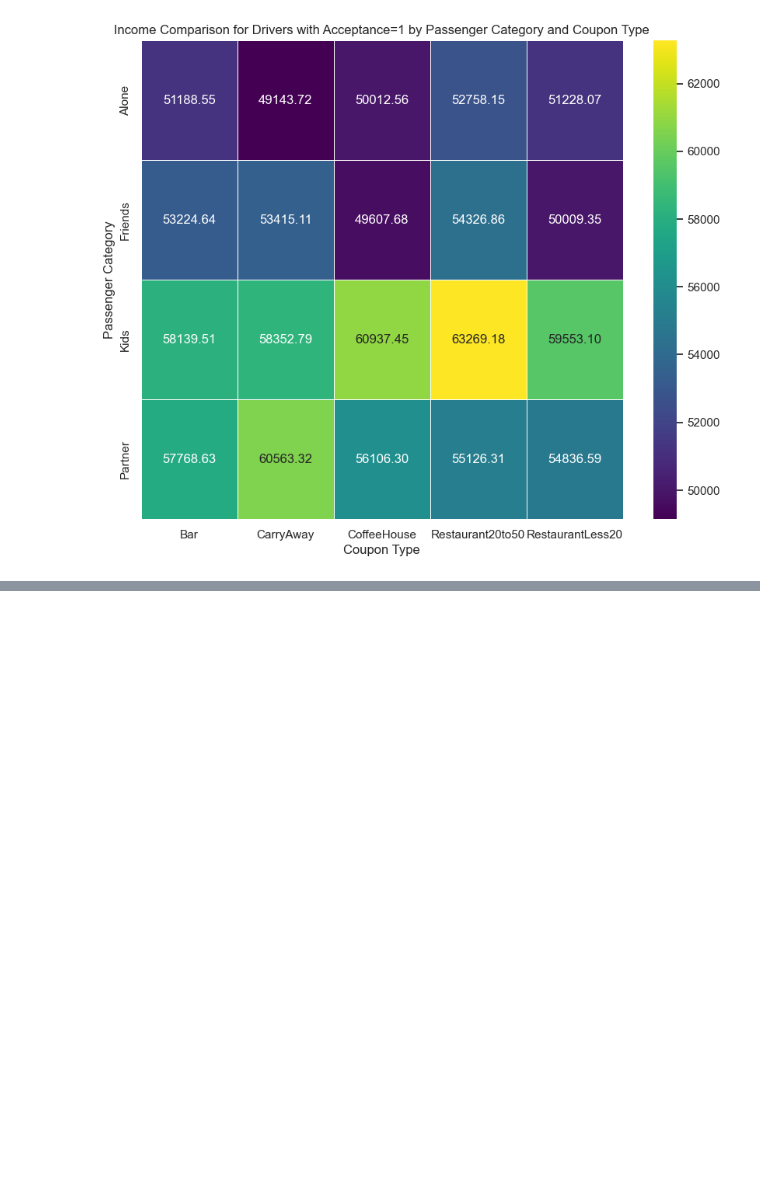
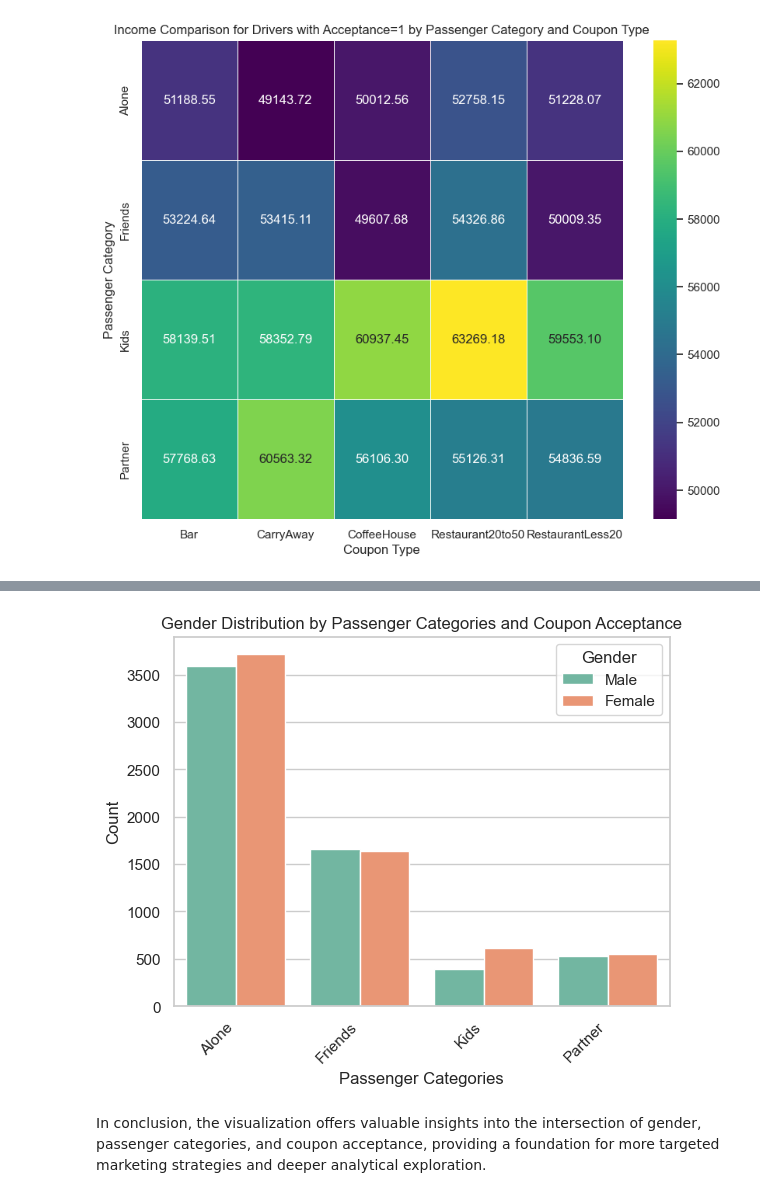
Before and after one commit to bigonil/BH-PCMLAI, a Jupyter notebook: p_assign_app_5_1/prompt.ipynb, the cells around one changed output, grey strips where cells are left out. Cells and saved outputs as stored; diff of their text form; code cells hidden in the pictures; blank space fills up the shorter version.

Commit message:
Add conclusion

```diff
--- a/p_assign_app_5_1/prompt.ipynb
+++ b/p_assign_app_5_1/prompt.ipynb
@@ -1192,25 +1192,3 @@ plt.title('Income Comparison for Drivers with Acceptance=1 by Passenger Category
 plt.show()
 # %% [output]
 [figure]
-# %%
-# Apply the mapping to create a new numeric column
-data['passanger_numeric'] = data['passanger'].map(passanger_mapping)
-
-# Create a KDE plot with numeric x-axis
-plt.figure(figsize=(12, 8))
-plot = sns.kdeplot(x='passanger_numeric', y='income', hue='coupon', data=data, fill=False, common_norm=False, alpha=0.7)
-
-# Add labels and title
-plt.xlabel('Passenger')
-plt.ylabel('Income')
-plt.title('KDE Plot of Income by Passenger and Coupon')
-
-# Adjust the x-axis ticks and labels
-plt.xticks(list(passanger_mapping.values()), list(passanger_mapping.keys()))
-
-# Explicitly set legend labels
-legend_labels = ['No Coupon', 'Coupon']
-plt.legend(title='Coupon', labels=legend_labels, bbox_to_anchor=(1.05, 1), loc='upper left')
-
-# Show the plot
-plt.show()
@@ -1236,0 +1313,21 @@ AttributeError: PatchCollection.set() got an unexpected keyword argument 'showme
+# %%
+# Countplot for gender distribution with coupon acceptance
+sns.countplot(x='passanger', data=data, palette='Set2', hue_order=['Male', 'Female'], hue='gender')
+
+# Set plot details
+plt.title("Gender Distribution by Passenger Categories and Coupon Acceptance")
+plt.xlabel('Passenger Categories')
+plt.ylabel('Count')
+
+# Improve readability of x-axis labels
+plt.xticks(rotation=45, ha='right')
+
+# Add legend
+plt.legend(title='Gender')
+
+# Show the plot
+plt.show()
+# %% [output]
+[figure, added]
+# %% [markdown]
+In conclusion, the visualization offers valuable insights into the intersection of gender, passenger categories, and coupon acceptance, providing a foundation for more targeted marketing strategies and deeper analytical exploration.
```
Also changed, not shown: parts of 6 cells of this notebook.
